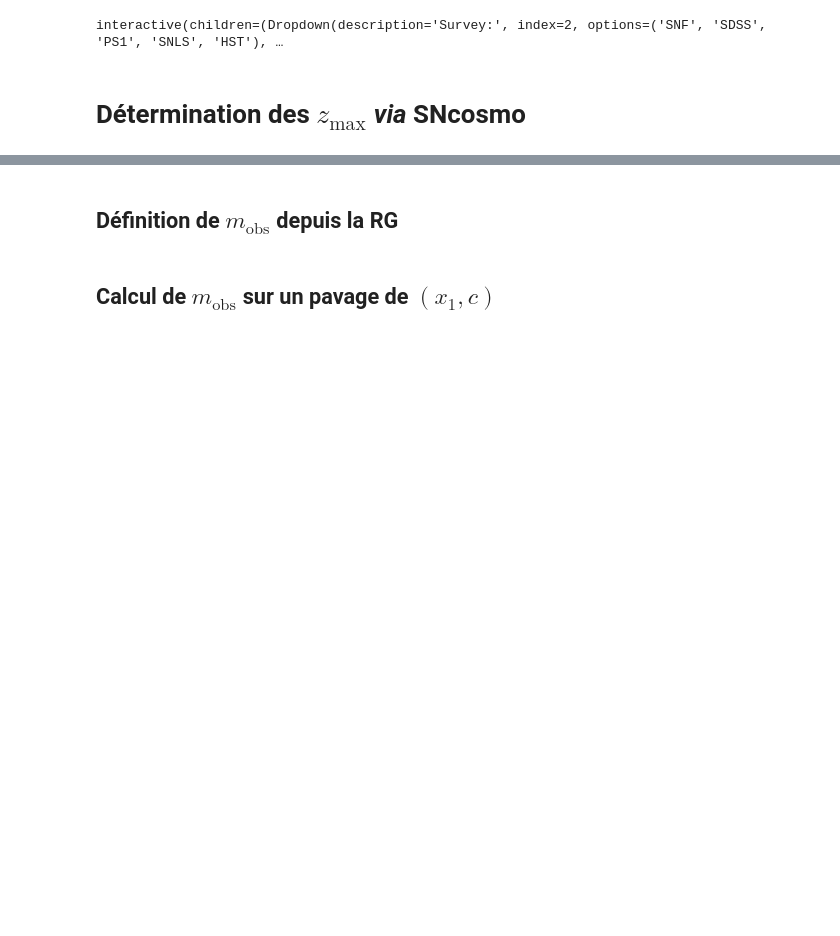
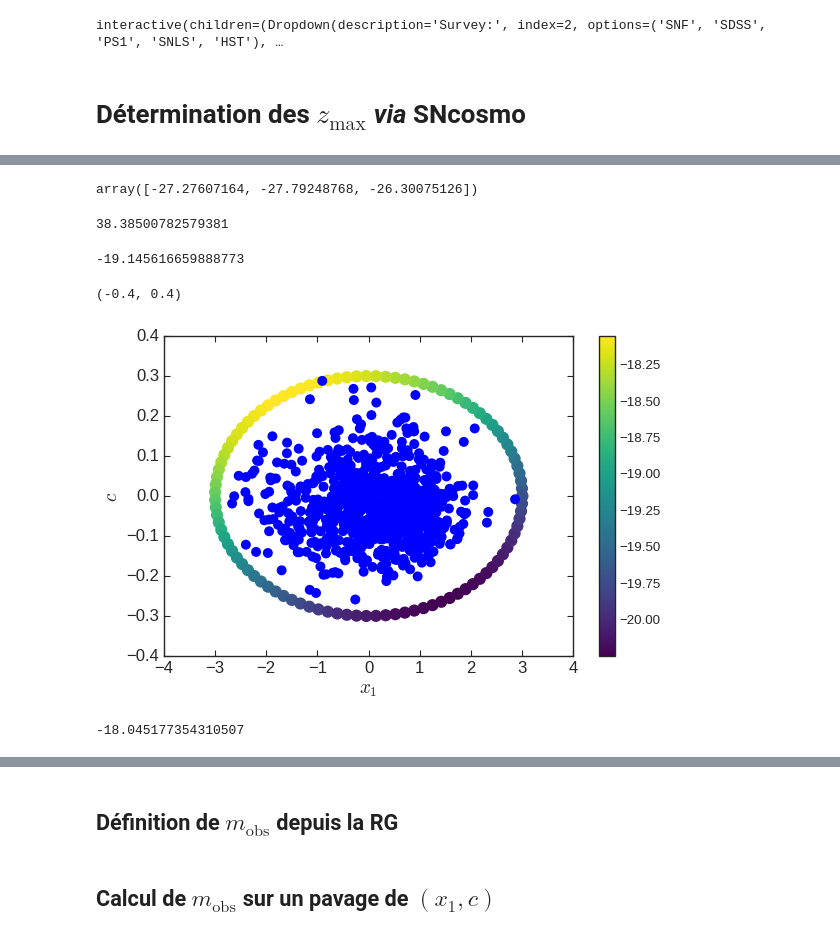
Before and after one commit to Nora-n/variaIa, a Jupyter notebook: notebooks/draft_determination_zmax-ellipse.ipynb, the cells around one changed output, grey strips where cells are left out. Drawn from its saved outputs; the diff is of its cells as text; code cells hidden in the pictures; blank space fills up the shorter version.

```diff
--- a/notebooks/draft_determination_zmax-ellipse.ipynb
+++ b/notebooks/draft_determination_zmax-ellipse.ipynb
@@ -66,0 +65,78 @@ model['x0']
+# %%
+model.bandmag('bessellb', 'ab', [54990., 55000., 55020.]) - model.cosmo.distmod(model['z']).value
+# %% [output]
+array([-27.27607164, -27.79248768, -26.30075126])
+# %%
+Planck15.distmod(model["z"]).value
+# %% [output]
+38.38500782579381
+# %%
+model = sncosmo.Model("salt2")
+model.set(z=0.00000001, t0=55000, c=0., x1=0)
+model.set_source_peakabsmag(-19.3, "bessellb", "ab", cosmo=Planck15)
+model.update({"c":0.2})
+model.bandmag('bessellb', 'ab', model["t0"]-5) - Planck15.distmod(model["z"]).value
+# %% [output]
+-19.145616659888773
+# %%
+M_list = []
+model = sncosmo.Model("salt2")
+model.set(z=0.00000001, t0=55000, c=0., x1=0)
+model.set_source_peakabsmag(-19.3, "bessellb", "ab", cosmo=Planck15)
+
+data = dict()
+
+for i in range(len(t)):
+    data[i] = {'c': b*np.sin(t)[i],
+                  'x1': a*np.cos(t)[i]}
+    model.update(data[i])
+    data[i]['M'] = model.bandmag('bessellb', 'ab', model["t0"]-5) - Planck15.distmod(model["z"]).value
+# %%
+df = pd.DataFrame(data).T
+df['M_eff'] = df['M']-0.141*df['x1']+3.15*df['c']
+# %%
+a=3.     #radius on the x-axis
+b=.3    #radius on the y-axis
+
+t = np.linspace(0, 2*pi, 100)
+
+fig = plt.figure(figsize=[8, 5])
+ax = fig.add_axes([0.1, 0.12, 0.8, 0.8])
+
+ts = ax.scatter(df['x1'],
+                df['c'],
+                marker='o',
+                cmap='viridis',
+                c=df['M_eff'], edgecolors="None",
+                s=120,
+                zorder=2)
+
+fig.colorbar(ts)
+
+for survey in surveys[1:-1]:
+    ax.scatter(surv[survey].x1,
+               surv[survey].c,
+               marker='o',
+               edgecolors="None",
+               s=80,
+               zorder=2)
+
+ax.tick_params(direction='in',
+               length=5, width=1,
+               labelsize=15,
+               top=True, right=True)
+
+ax.set_xlabel(r'$x_1$', fontsize='x-large')
+ax.set_ylabel(r'$c$', fontsize='x-large')
+
+ax.set_xlim(-4, 4)
+ax.set_ylim(-.4, .4)
+
+# plt.legend(ncol=1, loc='upper left', fontsize='x-large')
+# %% [output]
+(-0.4, 0.4)
+[figure, added]
+# %%
+df.sort_values('M_eff', ascending=False).iloc[0]['M_eff']
+# %% [output]
+-18.045177354310507
```
Also changed, not shown: parts of 9 cells of this notebook, 3 other files.
